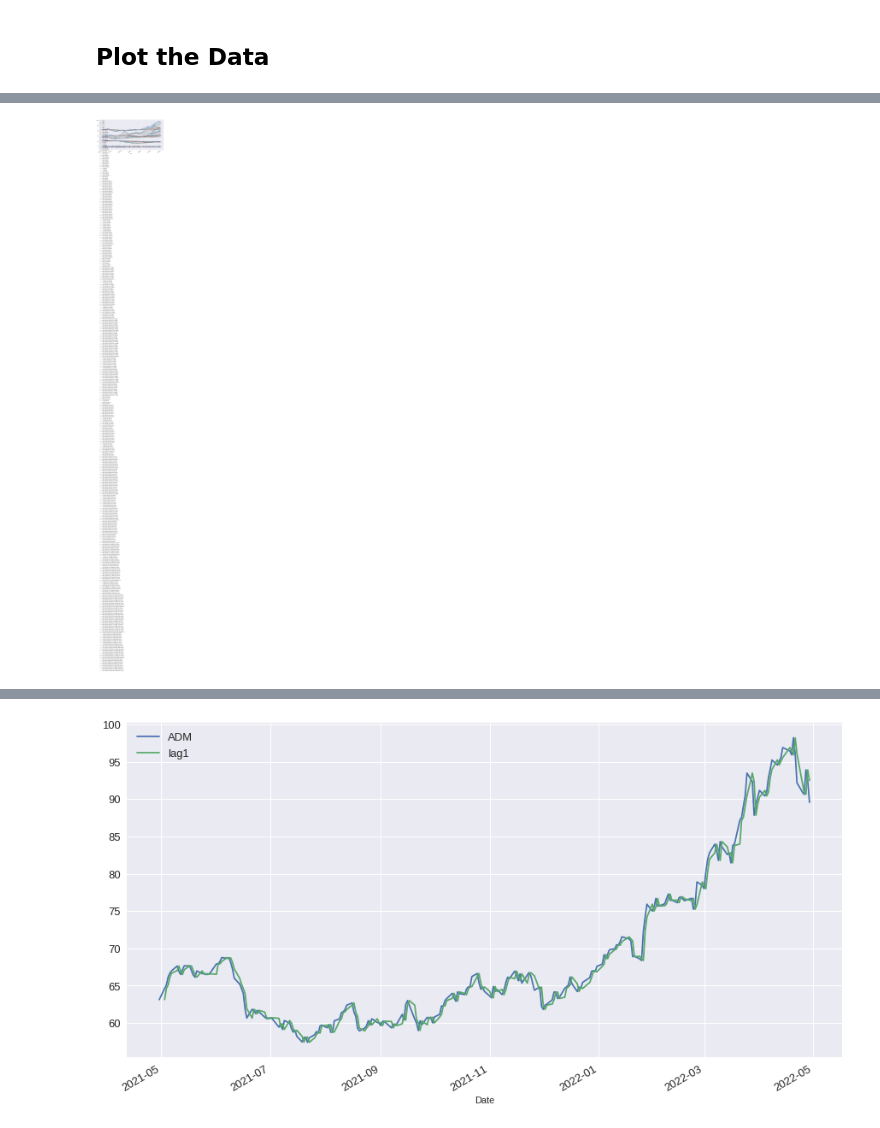
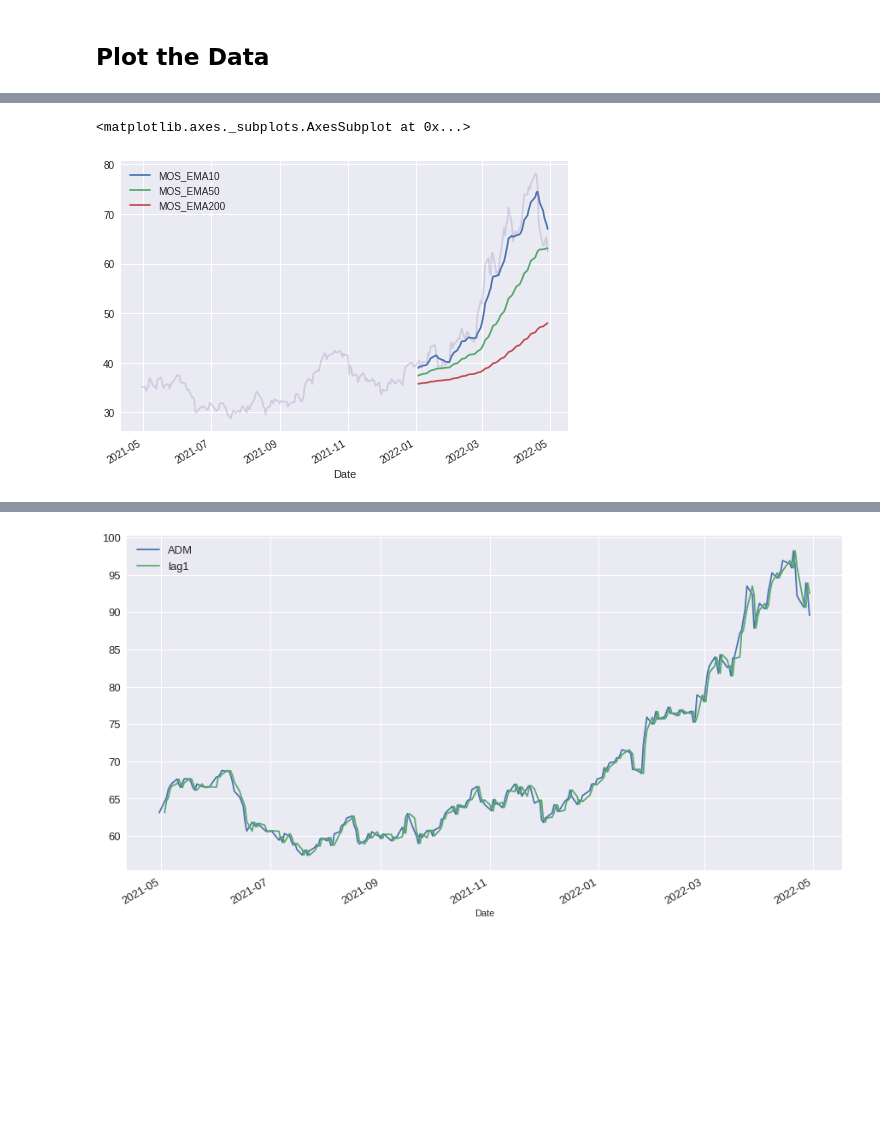
Before and after one commit to gridface/AngularTemplate-Recipes, a Jupyter notebook: centaur_portfolio_projection.ipynb, the cells around one changed output, grey strips where cells are left out. Cells and saved outputs as stored; diff of their text form; code cells hidden in the pictures; blank space fills up the shorter version.

Commit message:
fixed basic chart with subplot

```diff
--- a/centaur_portfolio_projection.ipynb
+++ b/centaur_portfolio_projection.ipynb
@@ -200,9 +192,10 @@ Index(['ADM', 'ENB', 'MOS', 'T', 'VALE', 'ZIM', 'ADM_MA10', 'ADM_MA50',
-# %%
-close.plot(figsize = (15,8 ), fontsize = 13)
-plt.legend(fontsize = 13)
-plt.show()
-# %% [output]
-[figure, removed]
+# %%
+fig, ax = plt.subplots()
+ema[['MOS_EMA10','MOS_EMA50','MOS_EMA200']].loc['2022-01-01':].plot(ax=ax)
+ema['MOS'].loc['2020-12-01':].plot(ax=ax, alpha=0.25)
+# %% [output]
+<matplotlib.axes._subplots.AxesSubplot at 0x...>
+[figure, added]
 # %%
 # lets normalize our data so we can start on the same starting point for all the stocks
 # to do this, we take the close price from the first record in the time series, then we divide all of the
```
Also changed, not shown: parts of 6 cells of this notebook.
